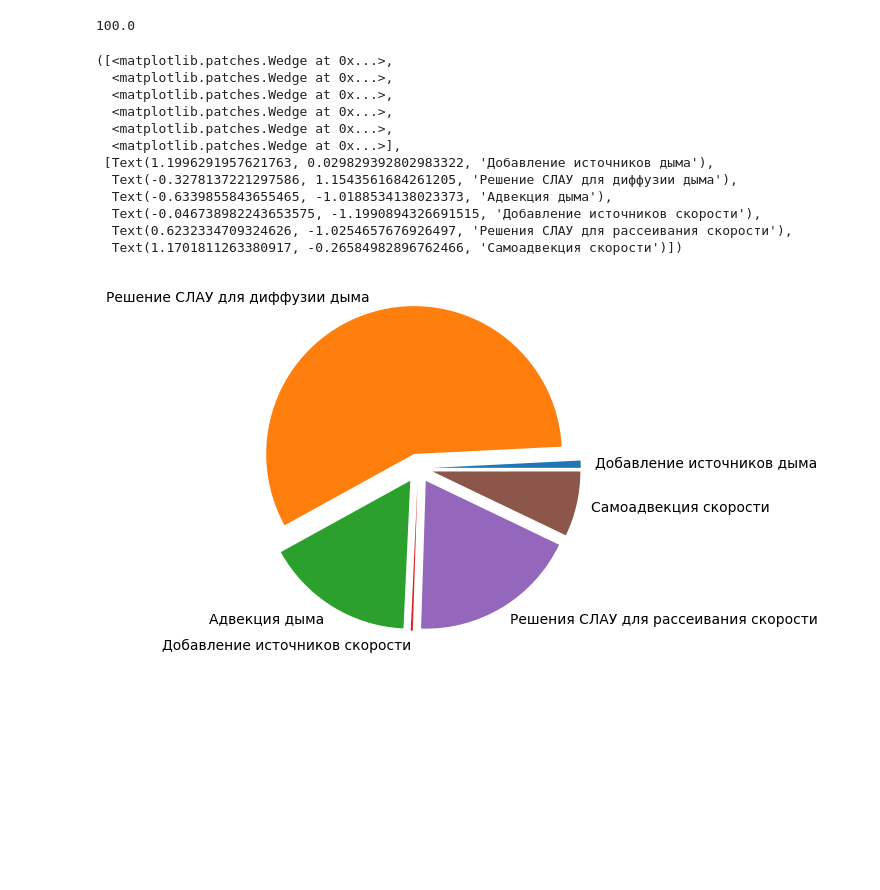
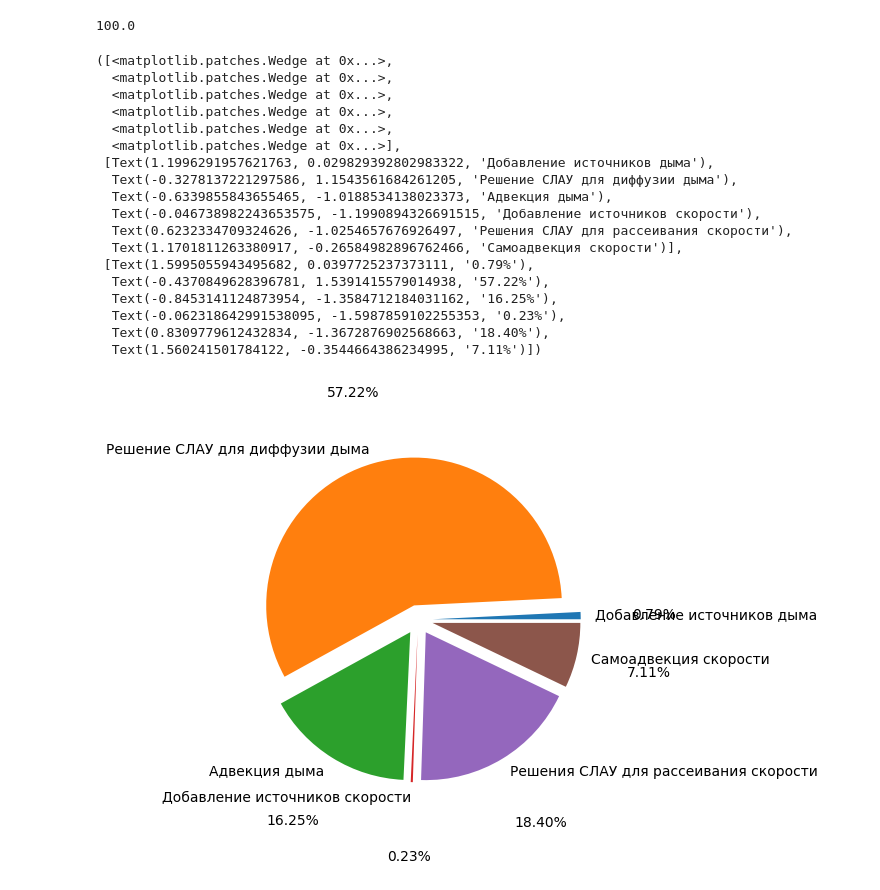
Before and after one commit to PajiloyLis/BMSTU-CG-CP, a Jupyter notebook: research.ipynb, the cells around one changed output. Drawn from its saved outputs; the diff is of its cells as text; code cells hidden in the pictures; blank space fills up the shorter version.

```diff
--- a/research.ipynb
+++ b/research.ipynb
@@ -202,18 +202,24 @@ total
 # %% [output]
 100.0
 # %%
-plt.pie([val for key, val in result.items()], labels=["Добавление источников дыма", "Решение СЛАУ для диффузии дыма", "Адвекция дыма", "Добавление источников скорости", "Решения СЛАУ для рассеивания скорости", "Самоадвекция скорости"], explode=[.1 for i in range(len(result))])
+plt.pie([val for key, val in result.items()], labels=["Добавление источников дыма", "Решение СЛАУ для диффузии дыма", "Адвекция дыма", "Добавление источников скорости", "Решения СЛАУ для рассеивания скорости", "Самоадвекция скорости"], explode=[.1 for i in range(len(result))], autopct="%1.2f%%", pctdistance=1.5)
 # %% [output]
 ([<matplotlib.patches.Wedge at 0x...>,
   <matplotlib.patches.Wedge at 0x...>,
   <matplotlib.patches.Wedge at 0x...>,
   <matplotlib.patches.Wedge at 0x...>,
   <matplotlib.patches.Wedge at 0x...>,
   <matplotlib.patches.Wedge at 0x...>],
  [Text(1.1996291957621763, 0.029829392802983322, 'Добавление источников дыма'),
   Text(-0.3278137221297586, 1.1543561684261205, 'Решение СЛАУ для диффузии дыма'),
   Text(-0.6339855843655465, -1.0188534138023373, 'Адвекция дыма'),
   Text(-0.046738982243653575, -1.1990894326691515, 'Добавление источников скорости'),
   Text(0.6232334709324626, -1.0254657676926497, 'Решения СЛАУ для рассеивания скорости'),
-  Text(1.1701811263380917, -0.26584982896762466, 'Самоадвекция скорости')])
+  Text(1.1701811263380917, -0.26584982896762466, 'Самоадвекция скорости')],
+ [Text(1.5995055943495682, 0.0397725237373111, '0.79%'),
+  Text(-0.4370849628396781, 1.5391415579014938, '57.22%'),
+  Text(-0.8453141124873954, -1.3584712184031162, '16.25%'),
+  Text(-0.062318642991538095, -1.5987859102255353, '0.23%'),
+  Text(0.8309779612432834, -1.3672876902568663, '18.40%'),
+  Text(1.560241501784122, -0.3544664386234995, '7.11%')])
-[figure, old version]
+[figure, new version]
```
Also changed, not shown: parts of 1 cell of this notebook.
